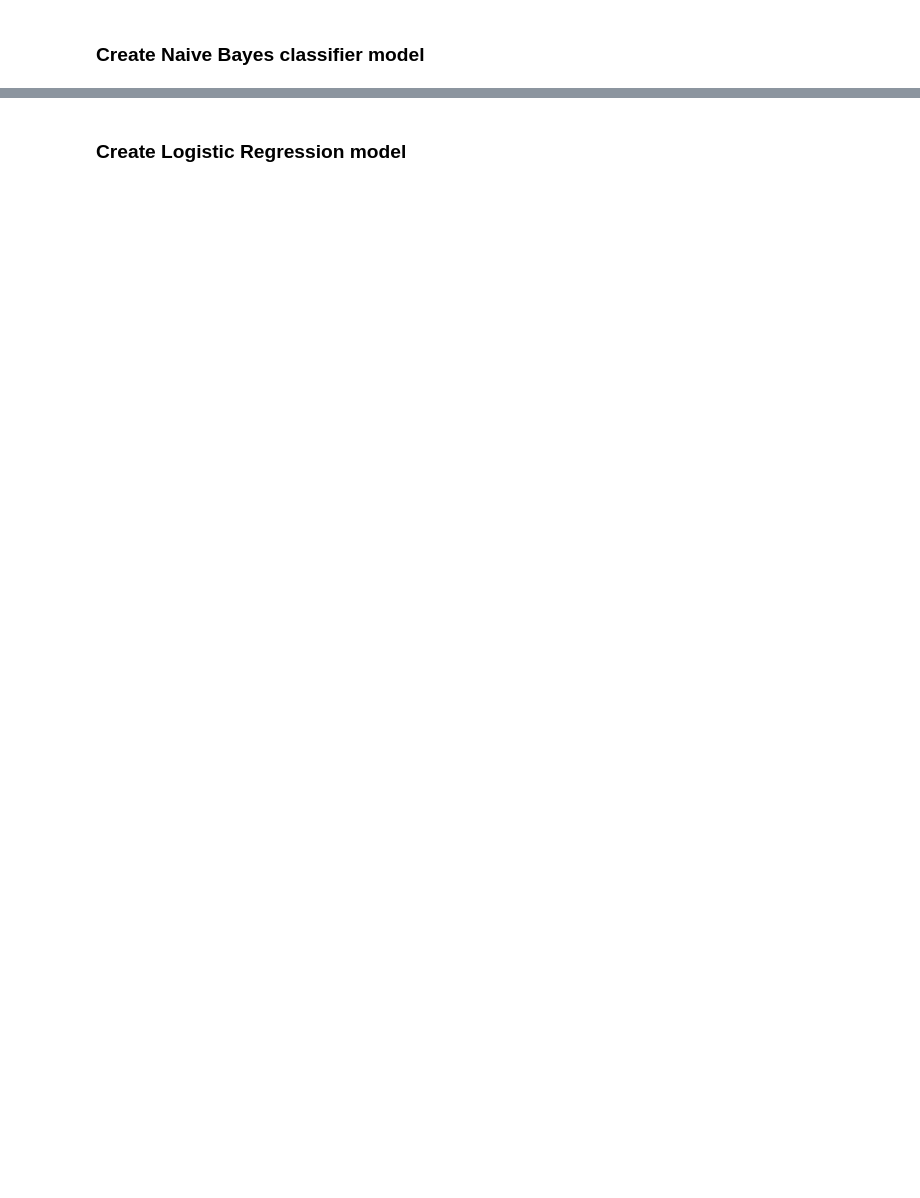
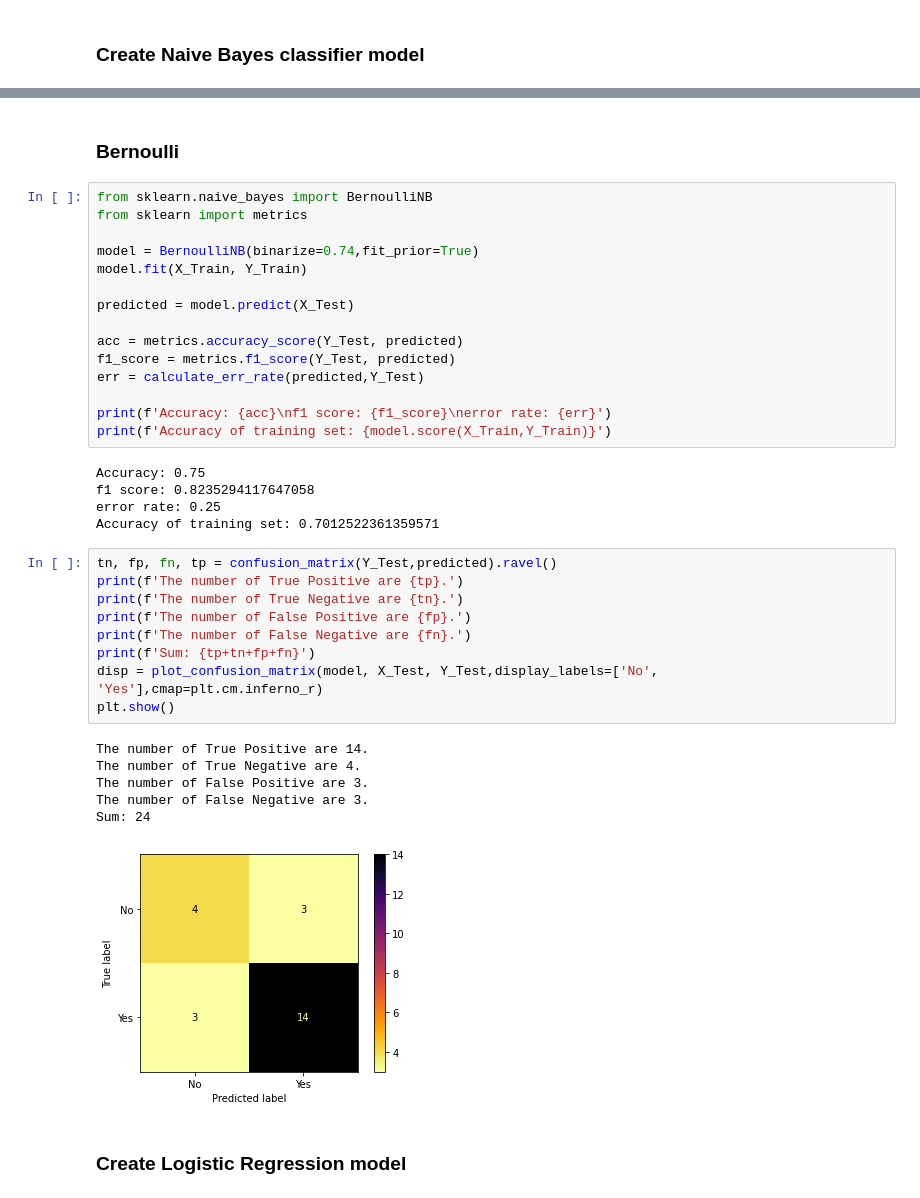
Before and after one commit to tito-datta/LiverDisease_LogisticRegression_NaiveBayes_Classifier, a Jupyter notebook: assignment2.ipynb, the cells around one changed output, grey strips where cells are left out. Drawn from its saved outputs; the diff is of its cells as text; blank space fills up the shorter version.

```diff
--- a/assignment2.ipynb
+++ b/assignment2.ipynb
@@ -244,3 +260,41 @@ Sum: 76
+# %% [markdown]
+### Bernoulli
+# %%
+from sklearn.naive_bayes import BernoulliNB
+from sklearn import metrics
+
+model = BernoulliNB(binarize=0.74,fit_prior=True)
+model.fit(X_Train, Y_Train)
+
+predicted = model.predict(X_Test)
+
+acc = metrics.accuracy_score(Y_Test, predicted)
+f1_score = metrics.f1_score(Y_Test, predicted)
+err = calculate_err_rate(predicted,Y_Test)
+
+print(f'Accuracy: {acc}\nf1 score: {f1_score}\nerror rate: {err}')
+print(f'Accuracy of training set: {model.score(X_Train,Y_Train)}')
+# %% [output]
+Accuracy: 0.75
+f1 score: 0.8235294117647058
+error rate: 0.25
+Accuracy of training set: 0.7012522361359571
+# %%
+tn, fp, fn, tp = confusion_matrix(Y_Test,predicted).ravel()
+print(f'The number of True Positive are {tp}.')
+print(f'The number of True Negative are {tn}.')
+print(f'The number of False Positive are {fp}.')
+print(f'The number of False Negative are {fn}.')
+print(f'Sum: {tp+tn+fp+fn}')
+disp = plot_confusion_matrix(model, X_Test, Y_Test,display_labels=['No', 'Yes'],cmap=plt.cm.inferno_r)
+plt.show()
+# %% [output]
+The number of True Positive are 14.
+The number of True Negative are 4.
+The number of False Positive are 3.
+The number of False Negative are 3.
+Sum: 24
+[figure, added]
 # %% [markdown]
 ### Create Logistic Regression model
 # %%
```
Also changed, not shown: parts of 13 cells of this notebook.
